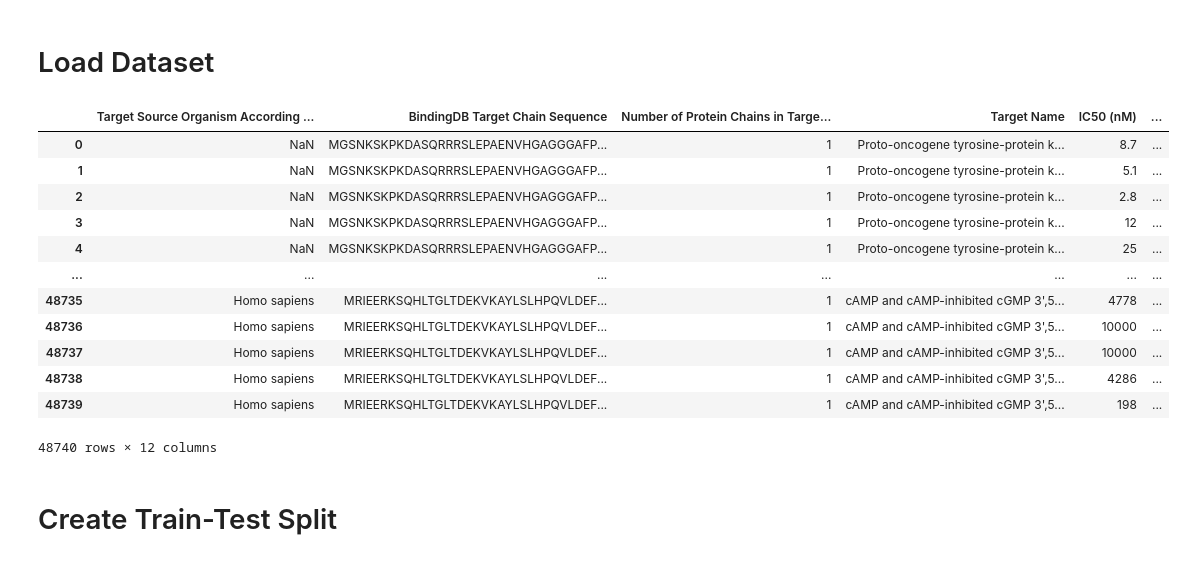
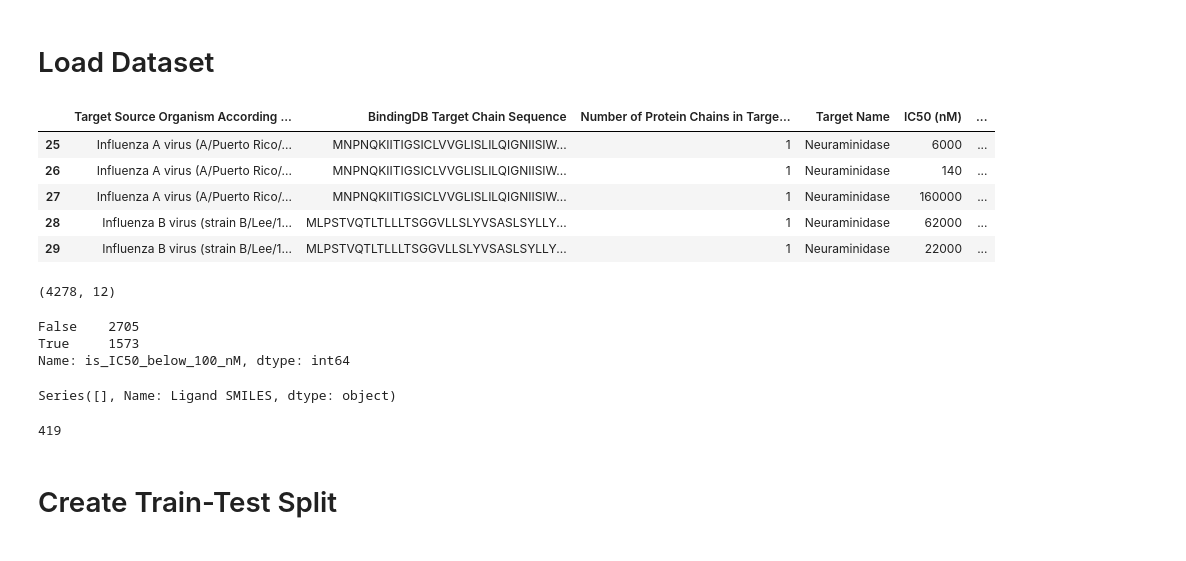
Before and after one commit to warastra/ligand_target_prediction, a Jupyter notebook: ligand_target.ipynb, the cells around one changed output. Drawn from its saved outputs; the diff is of its cells as text; code cells hidden in the pictures.

```diff
--- a/ligand_target.ipynb
+++ b/ligand_target.ipynb
@@ -307,27 +508,42 @@ augDF
 # %%
 import pandas as pd
 import numpy as np
 
 organism = 'Target Source Organism According to Curator or DataSource'
 chain = 'BindingDB Target Chain Sequence'
 multichain = 'Number of Protein Chains in Target (>1 implies a multichain complex)'
 
 augDF = pd.read_csv('chembl_augmented_negative_samples.csv')
 df = pd.read_csv('BindingDB_ligand_target_IC50_cleaned.csv')
-df
+df[chain] = df[chain].str.upper()
+
+# filter to only data of viral protein
+df = df[df.is_viral_protein.fillna(False)]
+df.head()
 # %% [output]
 |  | Target Source Organism According ... | BindingDB Target Chain Sequence | Number of Protein Chains in Targe... | Target Name | IC50 (nM) | ... |
-| 0 | NaN | MGSNKSKPKDASQRRRSLEPAENVHGAGGGAFP... | 1 | Proto-oncogene tyrosine-protein k... | 8.7 | ... |
-| 1 | NaN | MGSNKSKPKDASQRRRSLEPAENVHGAGGGAFP... | 1 | Proto-oncogene tyrosine-protein k... | 5.1 | ... |
-| 2 | NaN | MGSNKSKPKDASQRRRSLEPAENVHGAGGGAFP... | 1 | Proto-oncogene tyrosine-protein k... | 2.8 | ... |
-| 3 | NaN | MGSNKSKPKDASQRRRSLEPAENVHGAGGGAFP... | 1 | Proto-oncogene tyrosine-protein k... | 12 | ... |
-| 4 | NaN | MGSNKSKPKDASQRRRSLEPAENVHGAGGGAFP... | 1 | Proto-oncogene tyrosine-protein k... | 25 | ... |
-| ... | ... | ... | ... | ... | ... | ... |
-| 48735 | Homo sapiens | MRIEERKSQHLTGLTDEKVKAYLSLHPQVLDEF... | 1 | cAMP and cAMP-inhibited cGMP 3',5... | 4778 | ... |
-| 48736 | Homo sapiens | MRIEERKSQHLTGLTDEKVKAYLSLHPQVLDEF... | 1 | cAMP and cAMP-inhibited cGMP 3',5... | 10000 | ... |
-| 48737 | Homo sapiens | MRIEERKSQHLTGLTDEKVKAYLSLHPQVLDEF... | 1 | cAMP and cAMP-inhibited cGMP 3',5... | 10000 | ... |
-| 48738 | Homo sapiens | MRIEERKSQHLTGLTDEKVKAYLSLHPQVLDEF... | 1 | cAMP and cAMP-inhibited cGMP 3',5... | 4286 | ... |
-| 48739 | Homo sapiens | MRIEERKSQHLTGLTDEKVKAYLSLHPQVLDEF... | 1 | cAMP and cAMP-inhibited cGMP 3',5... | 198 | ... |
+| 25 | Influenza A virus (A/Puerto Rico/... | MNPNQKIITIGSICLVVGLISLILQIGNIISIW... | 1 | Neuraminidase | 6000 | ... |
+| 26 | Influenza A virus (A/Puerto Rico/... | MNPNQKIITIGSICLVVGLISLILQIGNIISIW... | 1 | Neuraminidase | 140 | ... |
+| 27 | Influenza A virus (A/Puerto Rico/... | MNPNQKIITIGSICLVVGLISLILQIGNIISIW... | 1 | Neuraminidase | 160000 | ... |
+| 28 | Influenza B virus (strain B/Lee/1... | MLPSTVQTLTLLLTSGGVLLSLYVSASLSYLLY... | 1 | Neuraminidase | 62000 | ... |
+| 29 | Influenza B virus (strain B/Lee/1... | MLPSTVQTLTLLLTSGGVLLSLYVSASLSYLLY... | 1 | Neuraminidase | 22000 | ... |
-48740 rows × 12 columns
+# %%
+df.shape
+# %% [output]
+(4278, 12)
+# %%
+df.is_IC50_below_100_nM.value_counts()
+# %% [output]
+False    2705
+True     1573
+Name: is_IC50_below_100_nM, dtype: int64
+# %%
+df[df['Ligand SMILES'].str.contains('M')]['Ligand SMILES']
+# %% [output]
+Series([], Name: Ligand SMILES, dtype: object)
+# %%
+df['Ligand SMILES'].str.len().max()
+# %% [output]
+419
 # %% [markdown]
 # Create Train-Test Split
```
Also changed, not shown: parts of 68 cells of this notebook, 10 other files.
